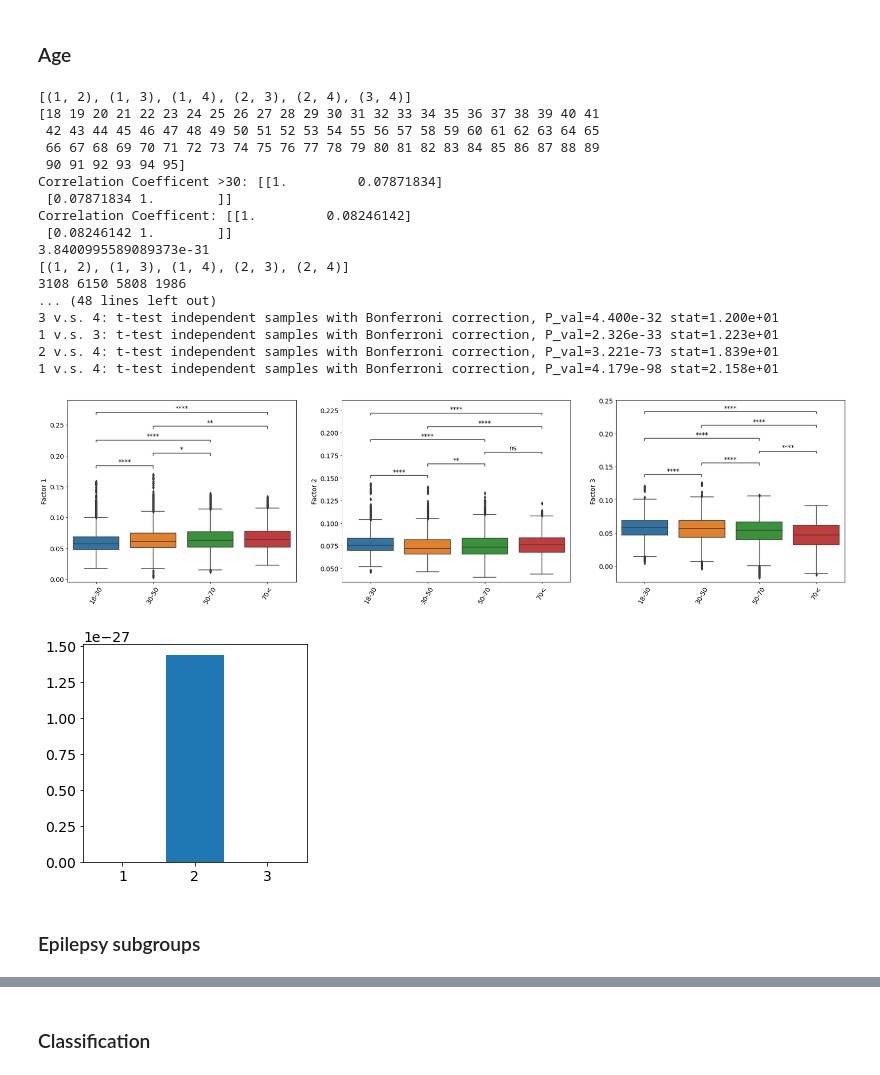
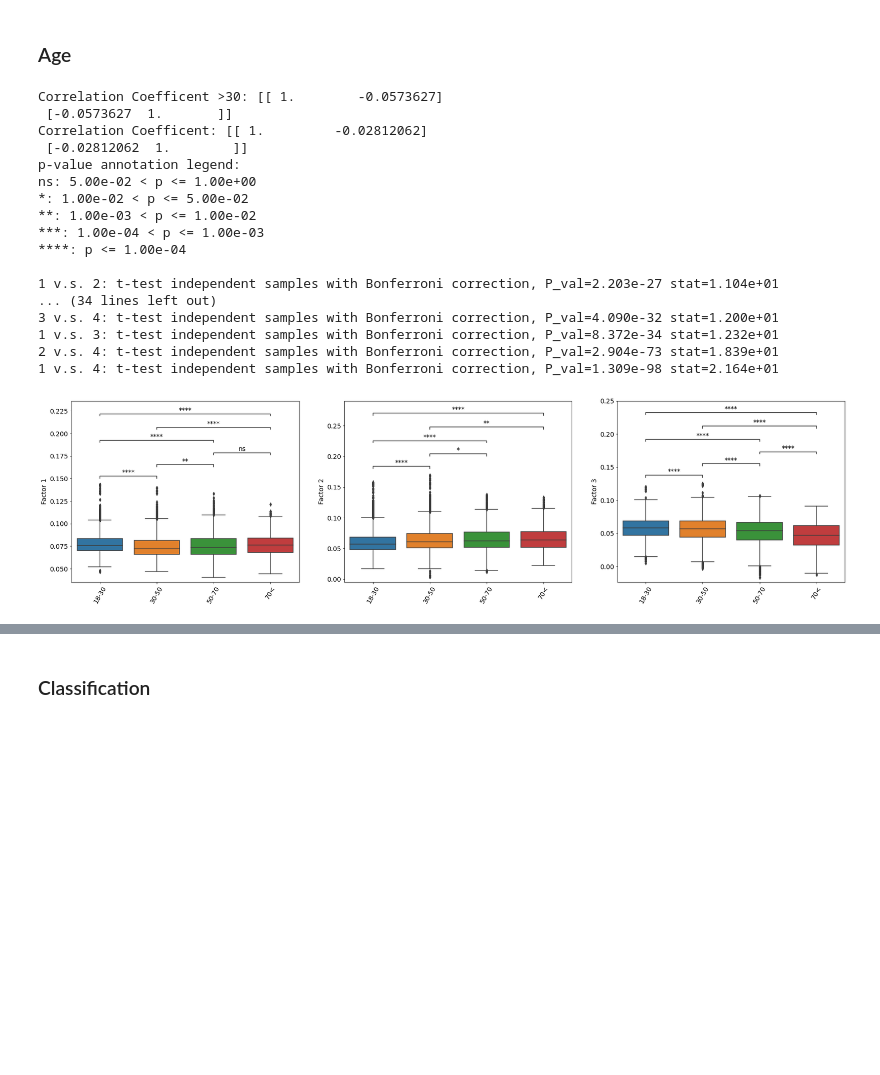
Before and after one commit to TSTEP99/tensor_decomp_eeg, a Jupyter notebook: code/tensor_decomp_eeg.ipynb, the cells around one changed output, grey strips where cells are left out. Drawn from its saved outputs; the diff is of its cells as text; code cells hidden in the pictures; blank space fills up the shorter version.

```diff
--- a/code/tensor_decomp_eeg.ipynb
+++ b/code/tensor_decomp_eeg.ipynb
@@ -437,5 +230,4 @@ R=3
 # %%
-#np.savez("factors_orig.npz",factors_orig[0],factors_orig[1],factors_orig[2])
-#np.savez("factors_orig1.npz",factors_orig[0],factors_orig[1],factors_orig[2])
-factors = np.load("factors_orig1.npz")
-factors_orig = [factors["arr_0"], factors["arr_1"], factors["arr_2"]]
+"""Cell to load precomputed factors"""
+# factors = np.load("factors_orig1.npz")
+# factors_orig = [factors["arr_0"], factors["arr_1"], factors["arr_2"]]
@@ -823,80 +343,49 @@ permutations = []
 for i in range(len(order)):
     for j in range(i+1,len(order)):
         permutations.append((order[i],order[j]))
-print(permutations)
 fig, ax = plt.subplots(1,R, figsize=(30,7.2))
-print(np.unique(age))
 for i in range(R):
-    #fig, ax = plt.subplots(1,1)
     x = np.digitize(age, np.arange(10, 100, 20))
     filtered_age = age[(grade >= -1)]
     x[x==5] = 4
     x = x[(grade >= -1)]
     y = factor_ws[:,i]
     y = y[(grade >= -1)]
     sns.boxplot(x=x, y=y, ax=ax[i])
     print("Correlation Coefficent >30:", np.corrcoef(x[filtered_age<=70],y[filtered_age<=70]))
     print("Correlation Coefficent:", np.corrcoef(x,y))
-
-    #plt.scatter(age, y)
-    #plt.show()
-
-    #plt.xticks(np.arange(5), ['18-30', '30-50', '50-70', '70-90', '>90'], rotation=60)
     df=pd.DataFrame()
     df["age"]= x
     df["factor"]=y
     ax[i].set_xticks(np.arange(4), ['18-30', '30-50', '50-70', '70<'], rotation=60)
-
-    #ax[i].set_xlabel("Age Group", {'fontsize' : 14})
     ax[i].set_ylabel("Factor %d"%(i+1), {'fontsize' : 14})
     group_1= y[x==1]
     group_2= y[x==2]
     group_3= y[x==3]
     group_4= y[(x==4) | (x==5)]
-    print(f_oneway(group_1,group_2,group_3,group_4).pvalue)
     box_pair=[]
     for permute in permutations:
         if ttest_ind(y[x==permute[0]],y[x==permute[1]]).pvalue<0.05:
             box_pair.append(permute)
     p_values.append(f_oneway(group_1,group_2,group_3,group_4).pvalue)
-    print(box_pair)
-    print(len(group_1),len(group_2),len(group_3),len(group_4))
     add_stat_annotation(ax[i],data=df, x="age", y="factor", box_pairs=box_pair,test='t-test_ind', text_format='star')
 plt.show()
-p_values = np.array(p_values)
-x_pos = np.arange(len(p_values))+1
-bars=plt.bar(x_pos,p_values)
-xlocs,_=plt.xticks(x_pos)
-
-
-# for i,bar in enumerate(bars):
-#     if p_values[i]>0.05:
-#         continue
-
-#     yval = bar.get_height()
-#     plt.text(bar.get_x()+bar.get_width()/2, yval + 0.5e-11, "*", horizontalalignment="center")
-# plt.xlabel("Factor #")
-# plt.ylabel("P-value")
-# plt.show()
 # %% [output]
-[(1, 2), (1, 3), (1, 4), (2, 3), (2, 4), (3, 4)]
-[18 19 20 21 22 23 24 25 26 27 28 29 30 31 32 33 34 35 36 37 38 39 40 41
- 42 43 44 45 46 47 48 49 50 51 52 53 54 55 56 57 58 59 60 61 62 63 64 65
- 66 67 68 69 70 71 72 73 74 75 76 77 78 79 80 81 82 83 84 85 86 87 88 89
- 90 91 92 93 94 95]
-Correlation Coefficent >30: [[1.         0.07871834]
- [0.07871834 1.        ]]
-Correlation Coefficent: [[1.         0.08246142]
- [0.08246142 1.        ]]
-3.8400995589089373e-31
-[(1, 2), (1, 3), (1, 4), (2, 3), (2, 4)]
-3108 6150 5808 1986
-... (48 lines left out)
-3 v.s. 4: t-test independent samples with Bonferroni correction, P_val=4.400e-32 stat=1.200e+01
-1 v.s. 3: t-test independent samples with Bonferroni correction, P_val=2.326e-33 stat=1.223e+01
-2 v.s. 4: t-test independent samples with Bonferroni correction, P_val=3.221e-73 stat=1.839e+01
-1 v.s. 4: t-test independent samples with Bonferroni correction, P_val=4.179e-98 stat=2.158e+01
+Correlation Coefficent >30: [[ 1.        -0.0573627]
+ [-0.0573627  1.       ]]
+Correlation Coefficent: [[ 1.         -0.02812062]
+ [-0.02812062  1.        ]]
+p-value annotation legend:
+ns: 5.00e-02 < p <= 1.00e+00
+*: 1.00e-02 < p <= 5.00e-02
+**: 1.00e-03 < p <= 1.00e-02
+***: 1.00e-04 < p <= 1.00e-03
+****: p <= 1.00e-04
+
+1 v.s. 2: t-test independent samples with Bonferroni correction, P_val=2.203e-27 stat=1.104e+01
+... (34 lines left out)
+3 v.s. 4: t-test independent samples with Bonferroni correction, P_val=4.090e-32 stat=1.200e+01
+1 v.s. 3: t-test independent samples with Bonferroni correction, P_val=8.372e-34 stat=1.232e+01
+2 v.s. 4: t-test independent samples with Bonferroni correction, P_val=2.904e-73 stat=1.839e+01
+1 v.s. 4: t-test independent samples with Bonferroni correction, P_val=1.309e-98 stat=2.164e+01
-[figure, old version]
+[figure, new version]
-[figure, removed]
-# %% [markdown]
-### Epilepsy subgroups
```
Also changed, not shown: parts of 141 cells of this notebook.
